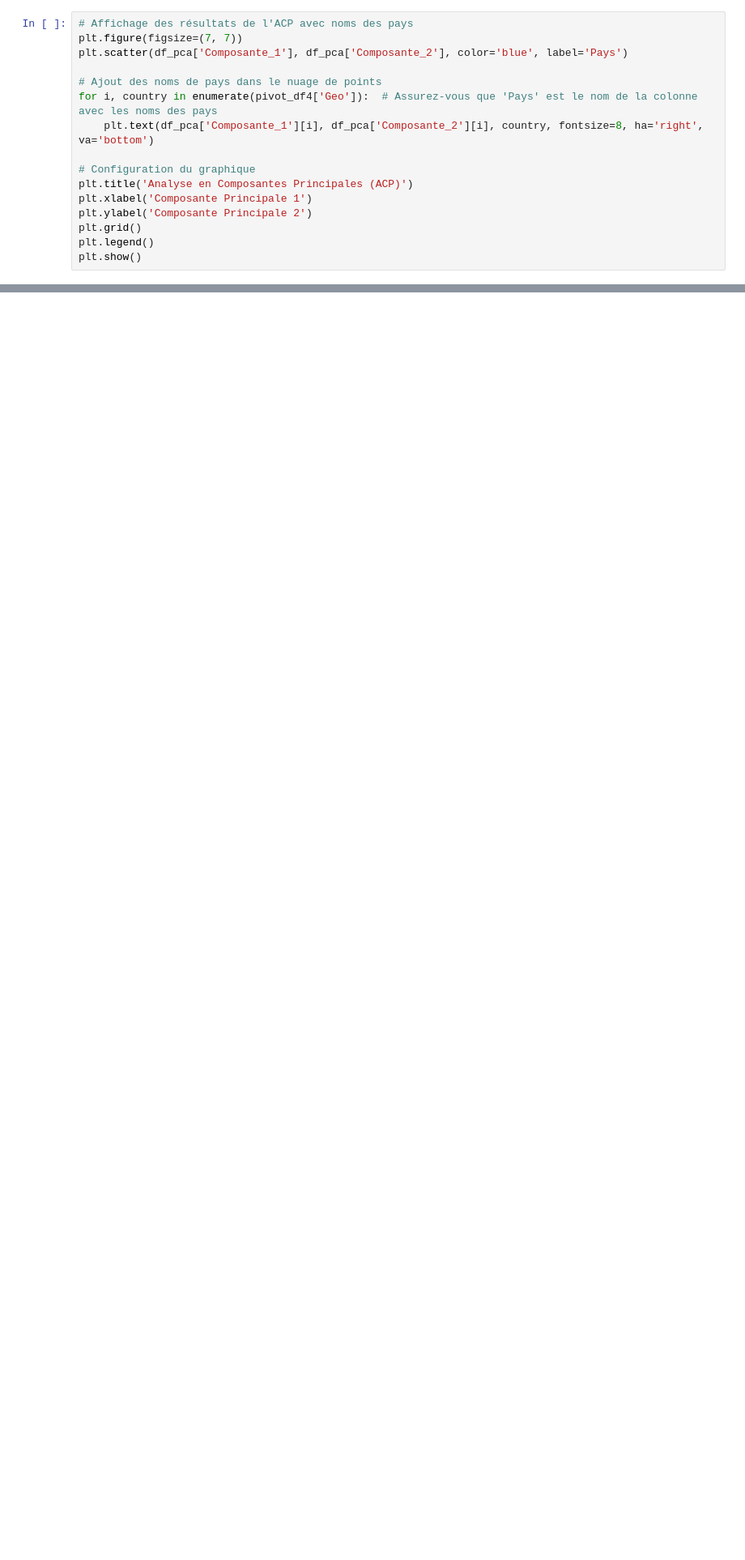
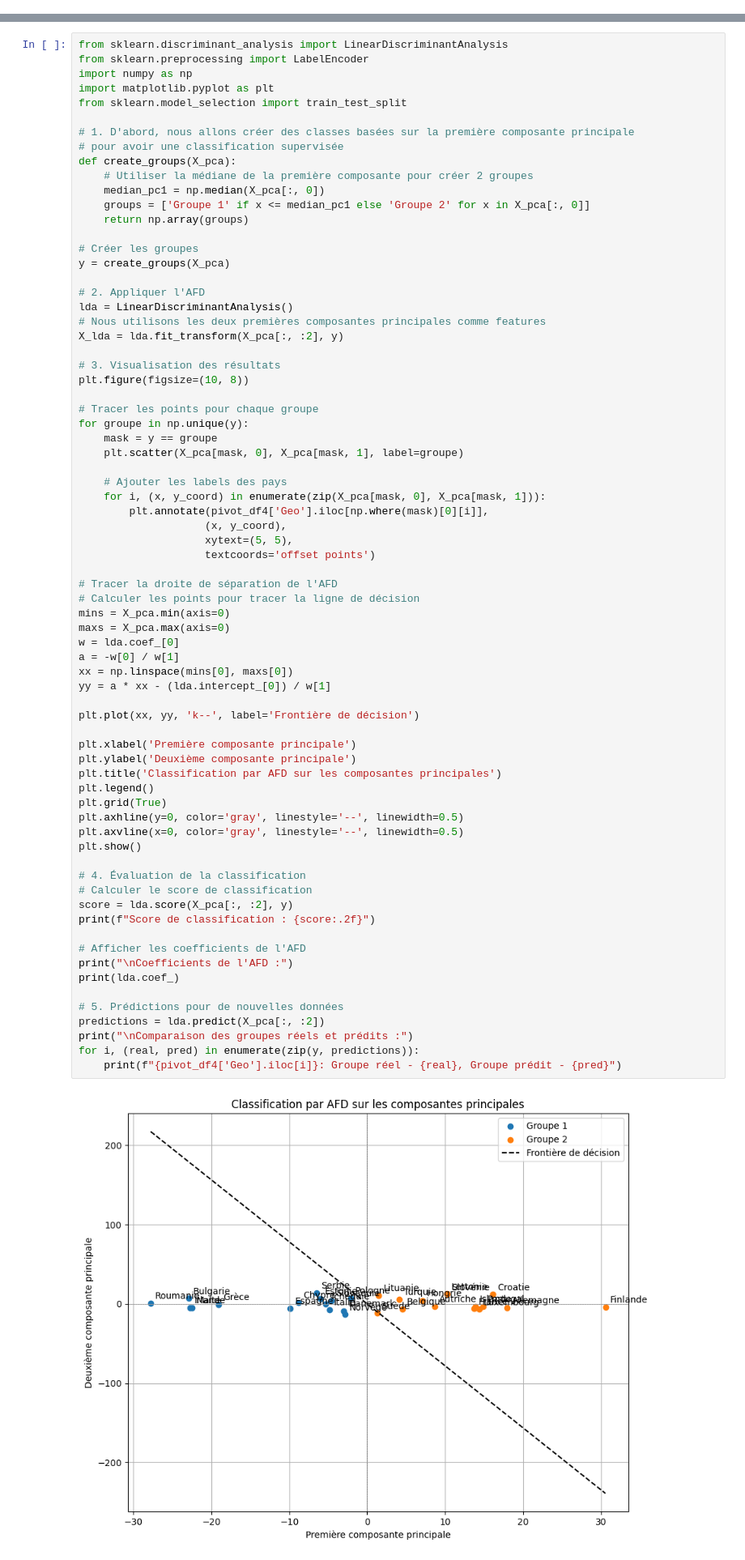
Before and after one commit to Laaliji/eurostat_api_comparative_data_analysis, a Jupyter notebook: Santé/Etat_de_Santé.ipynb, the cells around one changed output, grey strips where cells are left out. Shown at 81% size. Cells and saved outputs as stored; diff of their text form; blank space fills up the shorter version.

```diff
--- a/Santé/Etat_de_Santé.ipynb
+++ b/Santé/Etat_de_Santé.ipynb
@@ -818,16 +1155,0 @@ df_pca = pd.DataFrame(data=X_pca, columns=['Composante_1', 'Composante_2'])
-# %%
-# Affichage des résultats de l'ACP avec noms des pays
-plt.figure(figsize=(7, 7))
-plt.scatter(df_pca['Composante_1'], df_pca['Composante_2'], color='blue', label='Pays')
-
-# Ajout des noms de pays dans le nuage de points
-for i, country in enumerate(pivot_df4['Geo']):  # Assurez-vous que 'Pays' est le nom de la colonne avec les noms des pays
-    plt.text(df_pca['Composante_1'][i], df_pca['Composante_2'][i], country, fontsize=8, ha='right', va='bottom')
-
-# Configuration du graphique
-plt.title('Analyse en Composantes Principales (ACP)')
-plt.xlabel('Composante Principale 1')
-plt.ylabel('Composante Principale 2')
-plt.grid()
-plt.legend()
-plt.show()
@@ -871,0 +1322,74 @@ Variance expliquée cumulée : [0.61155139 0.79170171]
+# %%
+from sklearn.discriminant_analysis import LinearDiscriminantAnalysis
+from sklearn.preprocessing import LabelEncoder
+import numpy as np
+import matplotlib.pyplot as plt
+from sklearn.model_selection import train_test_split
+
+# 1. D'abord, nous allons créer des classes basées sur la première composante principale
+# pour avoir une classification supervisée
+def create_groups(X_pca):
+    # Utiliser la médiane de la première composante pour créer 2 groupes
+    median_pc1 = np.median(X_pca[:, 0])
+    groups = ['Groupe 1' if x <= median_pc1 else 'Groupe 2' for x in X_pca[:, 0]]
+    return np.array(groups)
+
+# Créer les groupes
+y = create_groups(X_pca)
+
+# 2. Appliquer l'AFD
+lda = LinearDiscriminantAnalysis()
+# Nous utilisons les deux premières composantes principales comme features
+X_lda = lda.fit_transform(X_pca[:, :2], y)
+
+# 3. Visualisation des résultats
+plt.figure(figsize=(10, 8))
+
+# Tracer les points pour chaque groupe
+for groupe in np.unique(y):
+    mask = y == groupe
+    plt.scatter(X_pca[mask, 0], X_pca[mask, 1], label=groupe)
+
+    # Ajouter les labels des pays
+    for i, (x, y_coord) in enumerate(zip(X_pca[mask, 0], X_pca[mask, 1])):
+        plt.annotate(pivot_df4['Geo'].iloc[np.where(mask)[0][i]],
+                    (x, y_coord),
+                    xytext=(5, 5),
+                    textcoords='offset points')
+
+# Tracer la droite de séparation de l'AFD
+# Calculer les points pour tracer la ligne de décision
+mins = X_pca.min(axis=0)
+maxs = X_pca.max(axis=0)
+w = lda.coef_[0]
+a = -w[0] / w[1]
+xx = np.linspace(mins[0], maxs[0])
+yy = a * xx - (lda.intercept_[0]) / w[1]
+
+plt.plot(xx, yy, 'k--', label='Frontière de décision')
+
+plt.xlabel('Première composante principale')
+plt.ylabel('Deuxième composante principale')
+plt.title('Classification par AFD sur les composantes principales')
+plt.legend()
+plt.grid(True)
+plt.axhline(y=0, color='gray', linestyle='--', linewidth=0.5)
+plt.axvline(x=0, color='gray', linestyle='--', linewidth=0.5)
+plt.show()
+
+# 4. Évaluation de la classification
+# Calculer le score de classification
+score = lda.score(X_pca[:, :2], y)
+print(f"Score de classification : {score:.2f}")
+
+# Afficher les coefficients de l'AFD
+print("\nCoefficients de l'AFD :")
+print(lda.coef_)
+
+# 5. Prédictions pour de nouvelles données
+predictions = lda.predict(X_pca[:, :2])
+print("\nComparaison des groupes réels et prédits :")
+for i, (real, pred) in enumerate(zip(y, predictions)):
+    print(f"{pivot_df4['Geo'].iloc[i]}: Groupe réel - {real}, Groupe prédit - {pred}")
+# %% [output]
+[figure, added]
```
Also changed, not shown: parts of 41 cells of this notebook, 7 other files.
